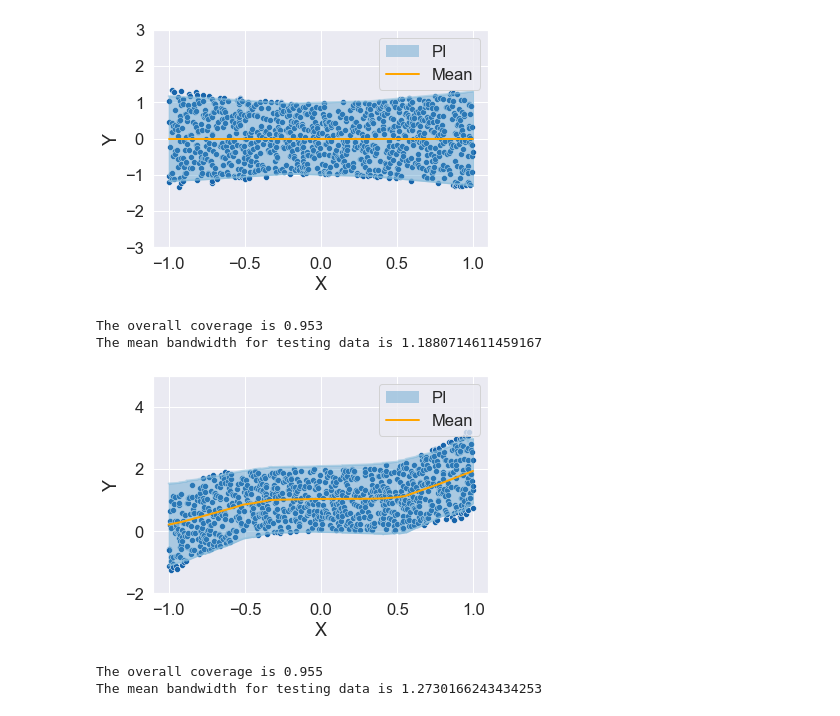
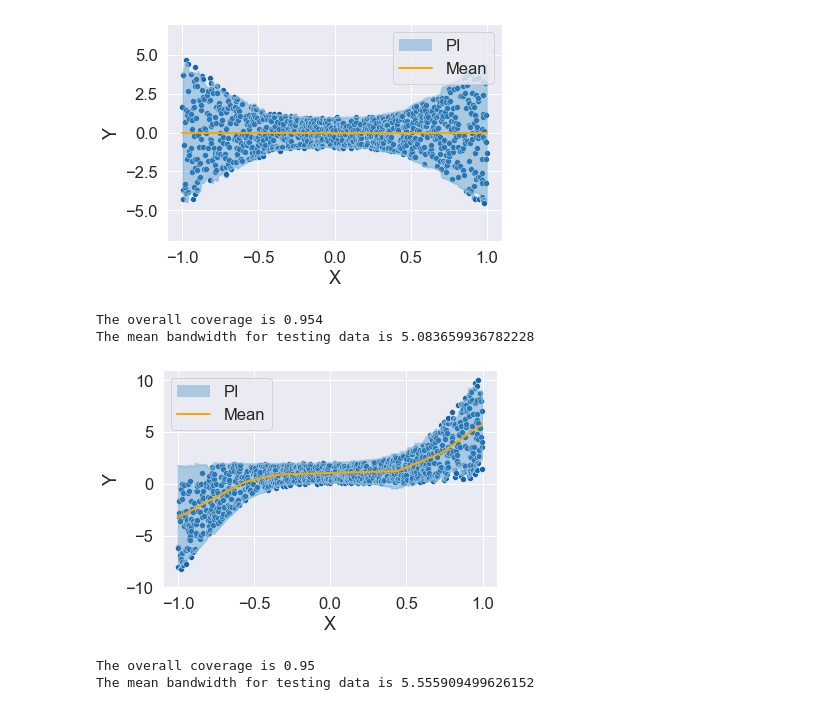
Before and after one commit to JiaweiGe0416/PI, a Jupyter notebook: Simulation.ipynb, the cells around one changed output. Drawn from its saved outputs; the diff is of its cells as text; code cells hidden in the pictures.

```diff
--- a/Simulation.ipynb
+++ b/Simulation.ipynb
@@ -105,13 +105,15 @@ def mean_est(est_type,X_pre,Y_pre,X_opt,X_adj,X_t):
 
             #updating parameters
             optimizer.step()
+        M_pre = model(torch.from_numpy(X_pre).float())
+        M_pre = M_pre.detach().cpu().numpy().reshape(-1,1)
         M_opt = model(torch.from_numpy(X_opt).float())
         M_opt = M_opt.detach().cpu().numpy().reshape(-1,1)
         M_adj = model(torch.from_numpy(X_adj).float())
         M_adj = M_adj.detach().cpu().numpy().reshape(-1,1)
         M_t = model(torch.from_numpy(X_t).float())
         M_t = M_t.detach().cpu().numpy().reshape(-1,1)
-        return model, M_opt, M_adj, M_t
+        return M_pre, M_opt, M_adj, M_t
     if est_type == "NN2":
         device = torch.device("cuda" if torch.cuda.is_available() else "cpu")
         torch.manual_seed(42)
@@ -139,24 +141,28 @@ def mean_est(est_type,X_pre,Y_pre,X_opt,X_adj,X_t):
 
             #updating parameters
             optimizer.step()
+        M_pre = model(torch.from_numpy(X_pre).float())
+        M_pre = M_pre.detach().cpu().numpy().reshape(-1,1)
         M_opt = model(torch.from_numpy(X_opt).float())
         M_opt = M_opt.detach().cpu().numpy().reshape(-1,1)
         M_adj = model(torch.from_numpy(X_adj).float())
         M_adj = M_adj.detach().cpu().numpy().reshape(-1,1)
         M_t = model(torch.from_numpy(X_t).float())
         M_t = M_t.detach().cpu().numpy().reshape(-1,1)
-        return model, M_opt, M_adj, M_t
+        return M_pre, M_opt, M_adj, M_t
     if est_type == "rf":
         model = RandomForestRegressor(n_estimators = 500, random_state=random_seed,criterion='squared_error')
         model.fit(X_pre, Y_pre)
+        M_pre = model.predict(X_pre).reshape(-1,1)
         M_opt = model.predict(X_opt).reshape(-1,1)
         M_adj = model.predict(X_adj).reshape(-1,1)
         M_t = model.predict(X_t).reshape(-1,1)
-        return model, M_opt, M_adj, M_t
+        return M_pre, M_opt, M_adj, M_t
     if est_type == "gb":
         model = GradientBoostingRegressor(n_estimators=300,random_state=random_seed,loss = "squared_error")
         model.fit(X_pre, Y_pre)
+        M_pre = model.predict(X_pre).reshape(-1,1)
         M_opt = model.predict(X_opt).reshape(-1,1)
         M_adj = model.predict(X_adj).reshape(-1,1)
         M_t = model.predict(X_t).reshape(-1,1)
-        return model, M_opt, M_adj, M_t
+        return M_pre, M_opt, M_adj, M_t
@@ -307,7 +355,7 @@ def solve_opt(X_opt,Y_opt, M_opt, M_adj, M_t, X_adj, X_t,
         A_t = np.vstack((E_t,cons_t))
         V_t = optimal_weight @ A_t
         V_t = V_t.reshape(-1,1)
-        return V_adj, V_t
+        return optimal_weight, V_adj, V_t
 
     if function_class == "rkhs_poly":
         X_inner_prod = X_opt @ X_opt.T
@@ -361,7 +409,7 @@ def interval_adj(X_adj,Y_adj,M_adj,V_adj,alpha, stepsize=0.001,eps=0):
     return delta
 # %%
 # Plot the results
-def my_plot(X_t,Y_t,M_t,V_t,ylim):
+def my_plot(X_t,Y_t,M_t,V_t,ylim,legend_loc='upper right'):
     # (X_t,Y_t): test data
     # M_t: mean estimator m(X_t)
     # V_t: variance estimator f(X_t)
@@ -392,7 +440,7 @@ def my_plot(X_t,Y_t,M_t,V_t,ylim):
     legend_elements = [
     patches.Rectangle((0, 0), 1, 1, lw=0, color=palette[1], alpha=0.4, label="PI"),
     lines.Line2D([0], [0], color='orange', lw=2, label="Mean")]
-    plt.legend(handles=legend_elements, loc='upper right')
+    plt.legend(handles=legend_elements, loc=legend_loc)
 #     plt.legend(loc='upper right')
     plt.show()
     # plt.savefig("plot.png", dpi=300)
@@ -412,7 +460,7 @@ n_t = 1000
 n = n_pre+n_opt+n_adj+n_t
 
 X = np.random.uniform(-1, 1, n).reshape(-1, 1)
-Y = np.sqrt(1+np.power(X, 2))  * np.random.uniform(-1, 1, n).reshape(-1, 1)
+Y = np.sqrt(1+25*np.power(X, 4))  * np.random.uniform(-1, 1, n).reshape(-1, 1)
 
 X_pre = X[0:n_pre,:].reshape(-1, 1)
 Y_pre = Y[0:n_pre,:].reshape(-1, 1)
@@ -431,45 +479,49 @@ Y_t = Y[n_pre+n_opt+n_adj:,:].reshape(-1, 1)
 # Obtain mean estimator
 known_mean = "True"
 if known_mean == "True":
+    M_pre = np.zeros(n_pre).reshape(-1,1)
     M_opt = np.zeros(n_opt).reshape(-1,1)
     M_adj = np.zeros(n_adj).reshape(-1,1)
     M_t = np.zeros(n_t).reshape(-1,1)
 else:
     est_type = "NN2"
-    mdoel, M_opt, M_adj, M_t = mean_est(est_type,X_pre,Y_pre,X_opt,X_adj,X_t)
+    M_pre, M_opt, M_adj, M_t = mean_est(est_type,X_pre,Y_pre,X_opt,X_adj,X_t)
+
+# Obtain variance estimator
+var_opt, var_adj, var_t = var_est(X_pre,Y_pre,M_pre, X_opt,X_adj,X_t,est_type ="NN1")
 
 # Obtain quantile estimators
 quantile = [0.8,0.85,0.9,0.95]
 m1,Q1_opt,Q1_adj,Q1_t = est_quantile("NN1",quantile[0],X_pre,Y_pre,X_opt,X_adj,X_t)
 m2,Q2_opt,Q2_adj,Q2_t = est_quantile("NN2",quantile[1],X_pre,Y_pre,X_opt,X_adj,X_t)
 m3,Q3_opt,Q3_adj,Q3_t = est_quantile("qrf",quantile[2],X_pre,Y_pre,X_opt,X_adj,X_t)
 m4,Q4_opt,Q4_adj,Q4_t = est_quantile("gb",quantile[3],X_pre,Y_pre,X_opt,X_adj,X_t)
 
 # construct estimator matrix
-E_opt = np.hstack(((Q1_opt-M_opt)**2, (Q2_opt-M_opt)**2, (Q3_opt-M_opt)**2, (Q4_opt-M_opt)**2))
+E_opt = np.hstack(((Q1_opt-M_opt)**2, (Q2_opt-M_opt)**2, (Q3_opt-M_opt)**2, (Q4_opt-M_opt)**2, var_opt))
 E_opt = E_opt.T
-E_adj = np.hstack(((Q1_adj-M_adj)**2, (Q2_adj-M_adj)**2, (Q3_adj-M_adj)**2, (Q4_adj-M_adj)**2))
+E_adj = np.hstack(((Q1_adj-M_adj)**2, (Q2_adj-M_adj)**2, (Q3_adj-M_adj)**2, (Q4_adj-M_adj)**2, var_adj))
 E_adj = E_adj.T
-E_t = np.hstack(((Q1_t-M_t)**2, (Q2_t-M_t)**2, (Q3_t-M_t)**2, (Q4_t-M_t)**2))
+E_t = np.hstack(((Q1_t-M_t)**2, (Q2_t-M_t)**2, (Q3_t-M_t)**2, (Q4_t-M_t)**2, var_t))
 E_t = E_t.T
 
 # solve optimization problem
 
-V100_adj, V100_t = solve_opt(X_opt,Y_opt, M_opt, M_adj, M_t, X_adj, X_t, "aug", E_opt, E_adj, E_t)
+optimal_weight, V100_adj, V100_t = solve_opt(X_opt,Y_opt, M_opt, M_adj, M_t, X_adj, X_t, "aug", E_opt, E_adj, E_t)
 #V100_adj, V100_t = solve_opt(X_opt,Y_opt, M_opt, M_adj, M_t, X_adj, X_t, "rkhs_poly", degree = 3)
 #V100_adj, V100_t = solve_opt(X_opt,Y_opt, M_opt, M_adj, M_t, X_adj, X_t, "rkhs_rbf", sigma = 1)
 
 # adjust interval
 alpha = 0.05
 delta = interval_adj(X_adj,Y_adj,M_adj,V100_adj,alpha)
 
 # plot
 V_alpha_t = delta*V100_t
-my_plot(X_t,Y_t,M_t,V_alpha_t,[-3,3])
+my_plot(X_t,Y_t,M_t,V_alpha_t,[-7,7])
 # %% [output]
-[figure, old version]
+[figure, new version]
-The overall coverage is 0.953
-The mean bandwidth for testing data is 1.1880714611459167
+The overall coverage is 0.954
+The mean bandwidth for testing data is 5.083659936782228
 # %%
 # Test 2 (unknown mean case)
 
@@ -482,7 +534,7 @@ n_t = 1000
 n = n_pre+n_opt+n_adj+n_t
 
 X = np.random.uniform(-1, 1, n).reshape(-1, 1)
-Y = 1+np.power(X, 3)+np.sqrt(1+np.power(X, 2))  * np.random.uniform(-1, 1, n).reshape(-1, 1)
+Y = 1+5*np.power(X, 3)+np.sqrt(1+25*np.power(X, 4))  * np.random.uniform(-1, 1, n).reshape(-1, 1)
 
 X_pre = X[0:n_pre,:].reshape(-1, 1)
 Y_pre = Y[0:n_pre,:].reshape(-1, 1)
@@ -514,15 +566,20 @@ Y_t = Y[n_pre+n_opt+n_adj:,:].reshape(-1, 1)
 # X_t = np.random.uniform(-1, 1, n_t).reshape(-1, 1)
 # Y_t = 1+np.power(X_t, 3)+np.sqrt(1+np.power(X_t, 2))  * np.random.uniform(-1, 1, n_t).reshape(-1, 1)
 
+
 # Obtain mean estimator
 known_mean = "False"
 if known_mean == "True":
+    M_pre = np.zeros(n_pre).reshape(-1,1)
     M_opt = np.zeros(n_opt).reshape(-1,1)
     M_adj = np.zeros(n_adj).reshape(-1,1)
     M_t = np.zeros(n_t).reshape(-1,1)
 else:
     est_type = "NN2"
-    mdoel, M_opt, M_adj, M_t = mean_est(est_type,X_pre,Y_pre,X_opt,X_adj,X_t)
+    M_pre, M_opt, M_adj, M_t = mean_est(est_type,X_pre,Y_pre,X_opt,X_adj,X_t)
+
+# Obtain variance estimator
+var_opt, var_adj, var_t = var_est(X_pre,Y_pre,M_pre, X_opt,X_adj,X_t,est_type ="NN1")
 
 # Obtain quantile estimators
 quantile = [0.8,0.85,0.9,0.95]
@@ -532,16 +589,16 @@ m3,Q3_opt,Q3_adj,Q3_t = est_quantile("qrf",quantile[2],X_pre,Y_pre,X_opt,X_adj,X
 m4,Q4_opt,Q4_adj,Q4_t = est_quantile("gb",quantile[3],X_pre,Y_pre,X_opt,X_adj,X_t)
 
 # construct estimator matrix
-E_opt = np.hstack(((Q1_opt-M_opt)**2, (Q2_opt-M_opt)**2, (Q3_opt-M_opt)**2, (Q4_opt-M_opt)**2))
+E_opt = np.hstack(((Q1_opt-M_opt)**2, (Q2_opt-M_opt)**2, (Q3_opt-M_opt)**2, (Q4_opt-M_opt)**2, var_opt))
 E_opt = E_opt.T
-E_adj = np.hstack(((Q1_adj-M_adj)**2, (Q2_adj-M_adj)**2, (Q3_adj-M_adj)**2, (Q4_adj-M_adj)**2))
+E_adj = np.hstack(((Q1_adj-M_adj)**2, (Q2_adj-M_adj)**2, (Q3_adj-M_adj)**2, (Q4_adj-M_adj)**2, var_adj))
 E_adj = E_adj.T
-E_t = np.hstack(((Q1_t-M_t)**2, (Q2_t-M_t)**2, (Q3_t-M_t)**2, (Q4_t-M_t)**2))
+E_t = np.hstack(((Q1_t-M_t)**2, (Q2_t-M_t)**2, (Q3_t-M_t)**2, (Q4_t-M_t)**2, var_t))
 E_t = E_t.T
 
 # solve optimization problem
 
-V100_adj, V100_t = solve_opt(X_opt,Y_opt, M_opt, M_adj, M_t, X_adj, X_t, "aug", E_opt, E_adj, E_t)
+optimal_weight, V100_adj, V100_t = solve_opt(X_opt,Y_opt, M_opt, M_adj, M_t, X_adj, X_t, "aug", E_opt, E_adj, E_t)
 #V100_adj, V100_t = solve_opt(X_opt,Y_opt, M_opt, M_adj, M_t, X_adj, X_t, "rkhs_poly", degree = 3)
 #V100_adj, V100_t = solve_opt(X_opt,Y_opt, M_opt, M_adj, M_t, X_adj, X_t, "rkhs_rbf", sigma = 1)
 
@@ -551,11 +608,11 @@ delta = interval_adj(X_adj,Y_adj,M_adj,V100_adj,alpha)
 
 # plot
 V_alpha_t = delta*V100_t
-my_plot(X_t,Y_t,M_t,V_alpha_t,[-2,5])
+my_plot(X_t,Y_t,M_t,V_alpha_t,[-10,11],legend_loc = 'upper left')
 # %% [output]
-[figure, old version]
+[figure, new version]
-The overall coverage is 0.955
-The mean bandwidth for testing data is 1.2730166243434253
+The overall coverage is 0.95
+The mean bandwidth for testing data is 5.555909499626152
 # %%
 # Test 3 (\xi depends on X)
 
```
Also changed, not shown: parts of 2 cells of this notebook, 2 other files.
